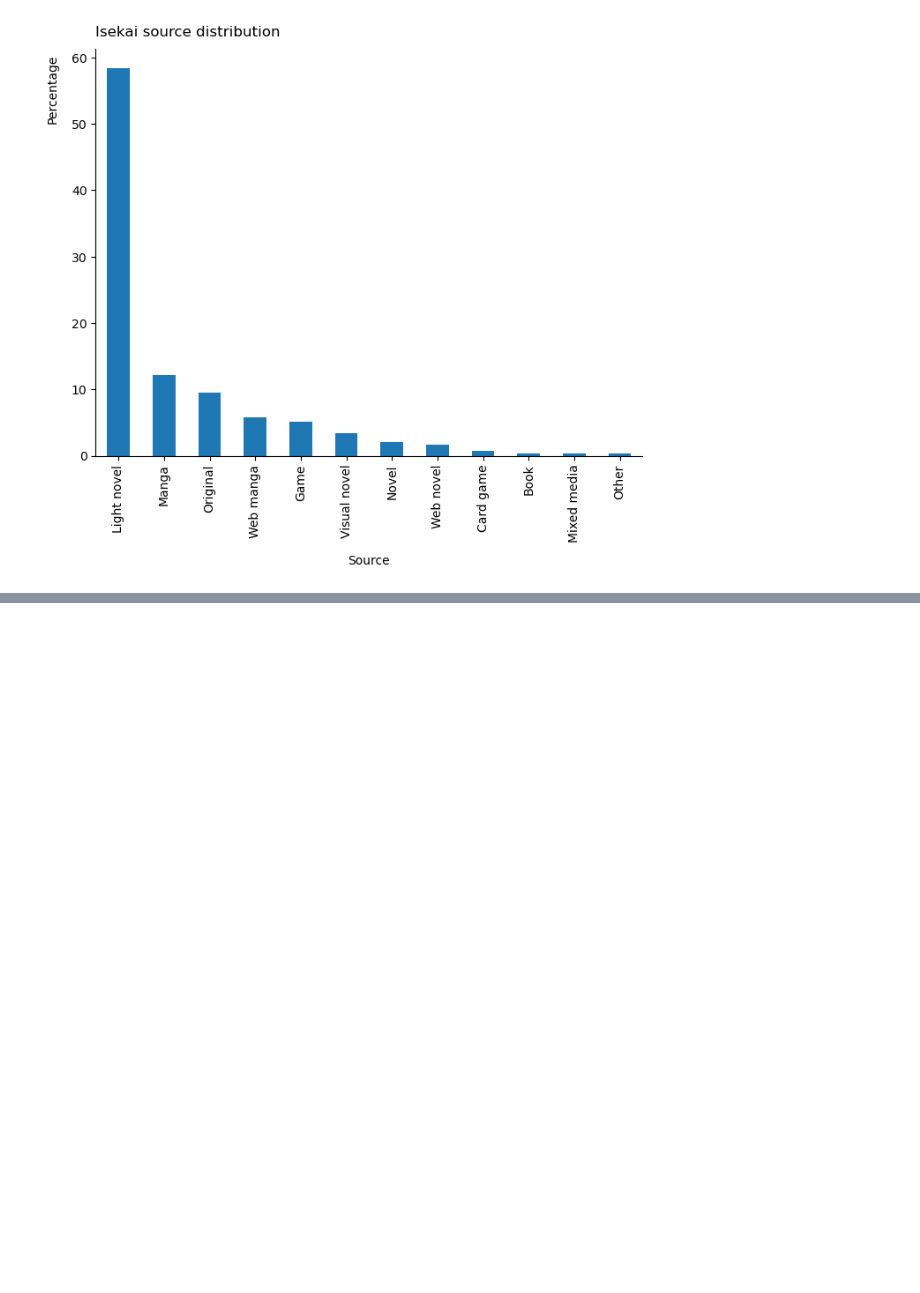
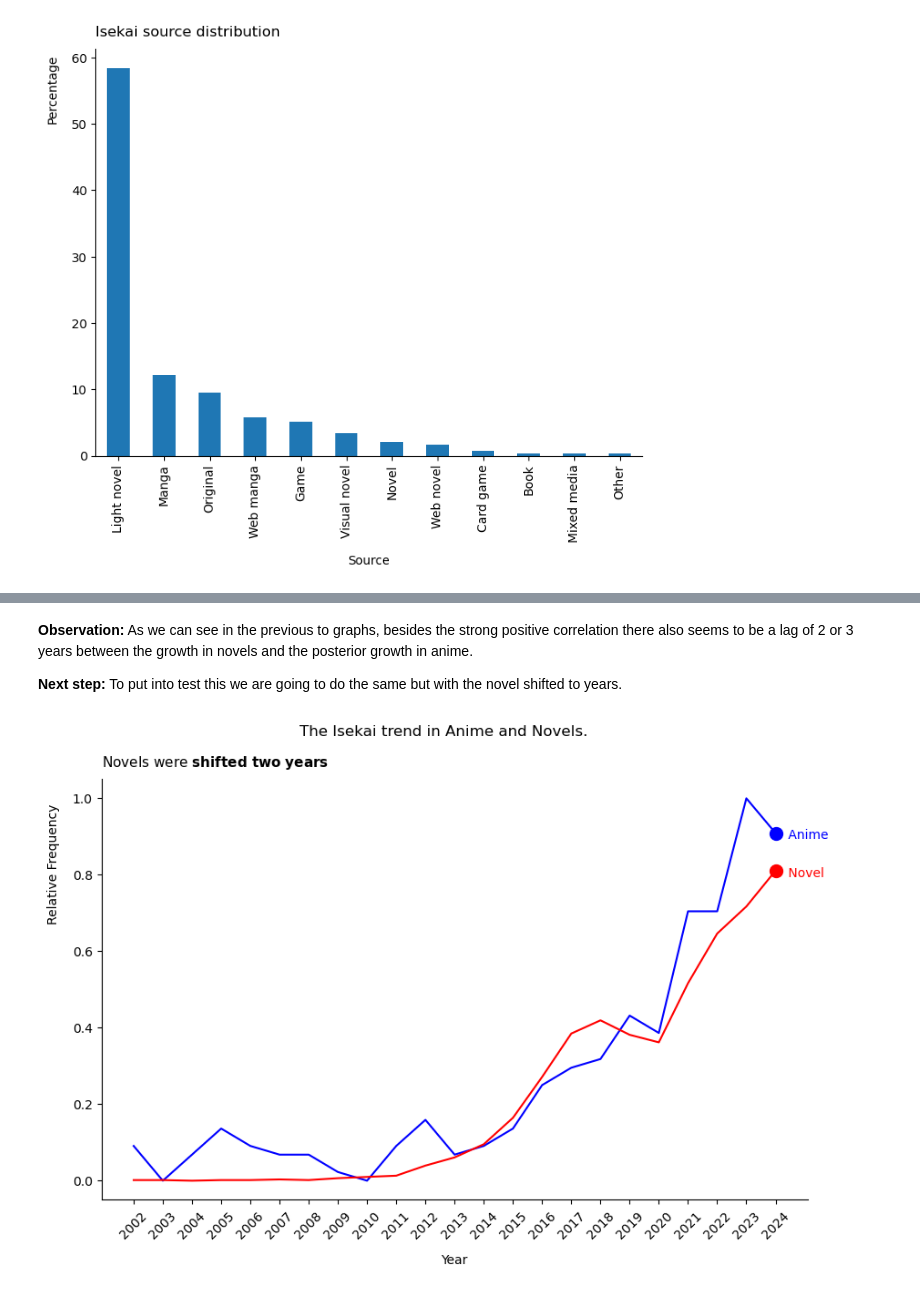
Before and after one commit to Andres-pixel35/isekai-growth-analysis, a Jupyter notebook: notebooks/notebook_3.ipynb, the cells around one changed output, grey strips where cells are left out. Cells and saved outputs as stored; diff of their text form; code cells hidden in the pictures; blank space fills up the shorter version.

```diff
--- a/notebooks/notebook_3.ipynb
+++ b/notebooks/notebook_3.ipynb
@@ -140,0 +249,33 @@ plt.show()
+# %% [markdown]
+**Observation:** As we can see in the previous to graphs, besides the strong positive correlation there also seems to be a lag of 2 or 3 years between the growth in novels and the posterior growth in anime.
+
+**Next step:** To put into test this we are going to do the same but with the novel shifted to years.
+# %%
+inovel_norm = inovel_norm.shift(2)
+
+mask = inovel_norm.notna()
+ianime_norm_s = ianime_norm[mask]
+inovel_norm = inovel_norm[mask]
+
+plt.figure(figsize=(10,6))
+ianime_norm_s.plot(color="blue")
+inovel_norm.plot(color="red")
+
+plt.suptitle("The Isekai trend in Anime and Novels.", fontsize=12)
+plt.title(r"Novels were $\bf{shifted}$ $\bf{two}$ $\bf{years}$", fontsize=11, loc="left", pad=10)
+plt.xlabel("Year", fontsize=10, labelpad=10)
+plt.ylabel("Relative Frequency", fontsize=10, labelpad=10, y=0.8)
+
+plt.xticks(ianime_norm_s.index[:], rotation=45)
+plt.gca().spines["top"].set_visible(False)
+plt.gca().spines["right"].set_visible(False)
+
+plt.plot(ianime_norm_s.index[-1], ianime_norm_s.values[-1], marker="o", markersize=10, color="blue")
+plt.plot(ianime_norm_s.index[-1], inovel_norm.values[-1], marker="o", markersize=10, color="red")
+
+plt.text(ianime_norm_s.index[-1] + 0.3, ianime_norm_s.values[-1] - 0.015, " Anime", color="blue")
+plt.text(ianime_norm_s.index[-1] + 0.3, inovel_norm.values[-1] - 0.015, " Novel", color="red")
+
+plt.show()
+# %% [output]
+[figure, added]
```
Also changed, not shown: parts of 18 cells of this notebook, 1 other file.
